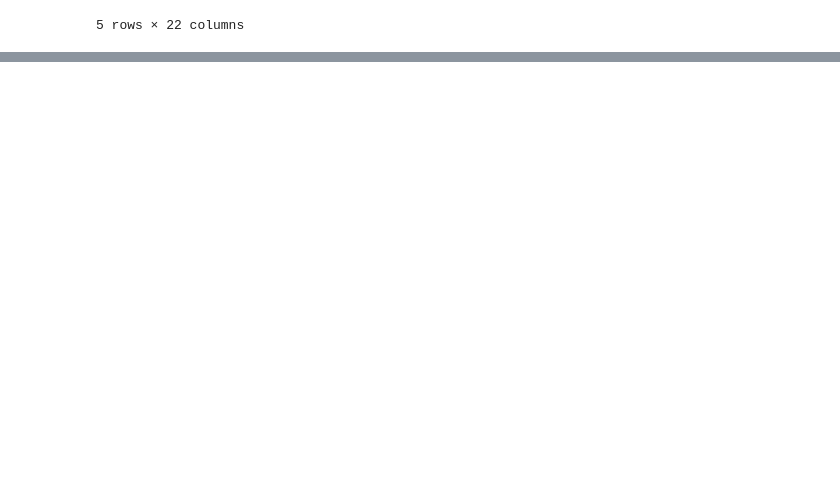
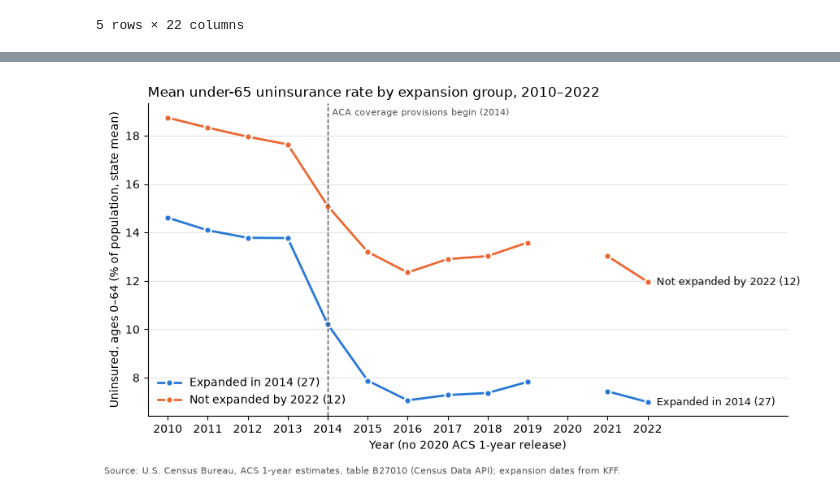
Before and after one commit to JTvH-13/ECON-630-Week-6-Assignment, a Jupyter notebook: analysis.ipynb, the cells around one changed output, grey strips where cells are left out. Saved outputs shown, nothing was run; the diff lists cells and outputs as text; code cells hidden in the pictures; blank space fills up the shorter version.

Commit message:
Stage 3 (Charts) and Stage 4 (Tests): - updated analysis.ipynb with charts and tests for the data analysis. - added notes.txt with additional observations and insights from the analysis.

```diff
--- a/analysis.ipynb
+++ b/analysis.ipynb
@@ -338,0 +404,9 @@ did.head()
+# %%
+mean_rate = did.groupby(["group", "year"])["uninsured_rate_under65"].mean()
+plot_group_series(
+    {g: mean_rate[g] for g in GROUP_COLORS},
+    title="Mean under-65 uninsurance rate by expansion group, 2010–2022",
+    ylabel="Uninsured, ages 0–64 (% of population, state mean)",
+)
+# %% [output]
+[figure, added]
```
Also changed, not shown: parts of 23 cells of this notebook, 1 other file.
